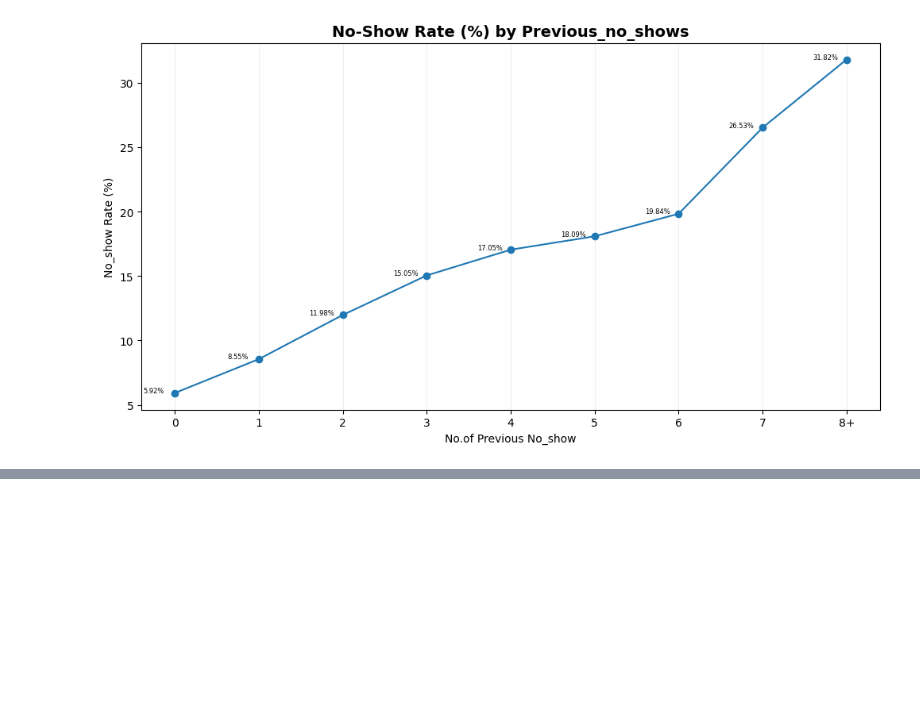
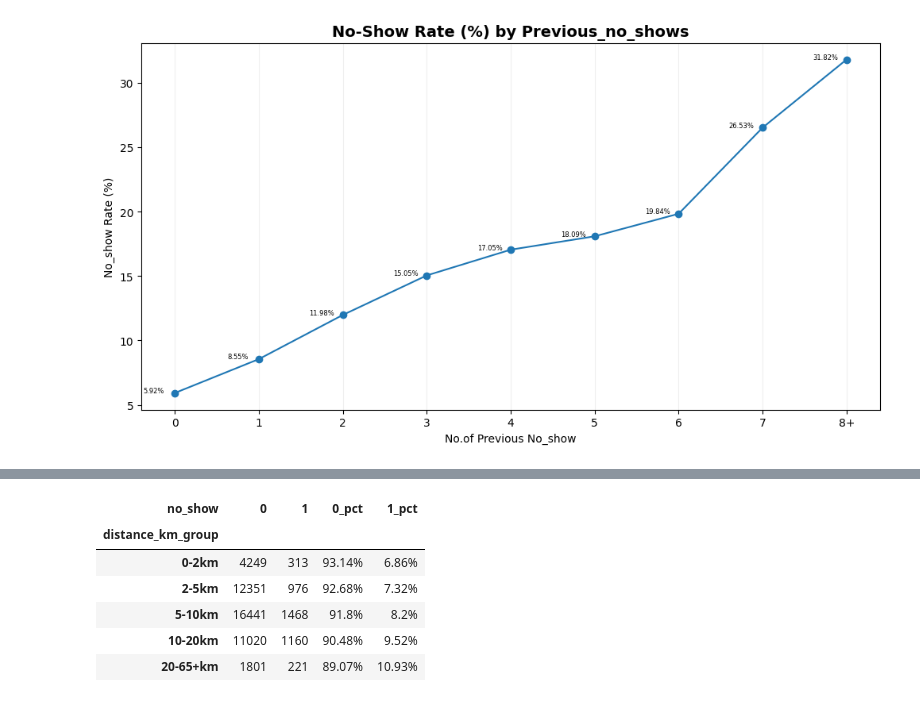
Before and after one commit to akashcstech/Health_Care_No_Show_Data_Analysis, a Jupyter notebook: Data_clean.ipynb, the cells around one changed output, grey strips where cells are left out. Drawn from its saved outputs; the diff is of its cells as text; code cells hidden in the pictures; blank space fills up the shorter version.

```diff
--- a/Data_clean.ipynb
+++ b/Data_clean.ipynb
@@ -1576,0 +1615,15 @@ plt.show()
+# %%
+dknss = pd.crosstab(cdf['distance_km_group'], pdf['no_show'], normalize='index') * 100
+dkns[['0_pct', '1_pct']] = dknss.round(2)
+dkns
+view_dkns = dkns.copy()
+view_dkns[['0_pct', '1_pct']] = view_dkns[['0_pct', '1_pct']].astype(str) + '%'
+view_dkns
+# %% [output]
+| no_show | 0 | 1 | 0_pct | 1_pct |
+| distance_km_group |  |  |  |  |
+| 0-2km | 4249 | 313 | 93.14% | 6.86% |
+| 2-5km | 12351 | 976 | 92.68% | 7.32% |
+| 5-10km | 16441 | 1468 | 91.8% | 8.2% |
+| 10-20km | 11020 | 1160 | 90.48% | 9.52% |
+| 20-65+km | 1801 | 221 | 89.07% | 10.93% |
```
Also changed, not shown: parts of 6 cells of this notebook, 1 other file.
